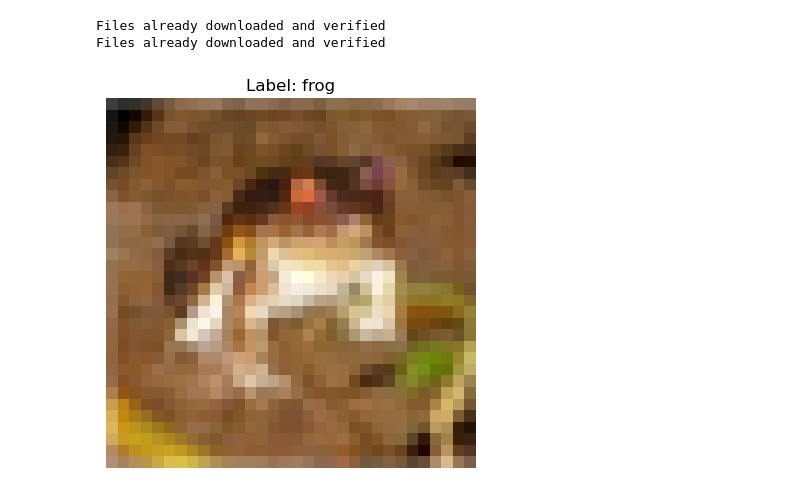
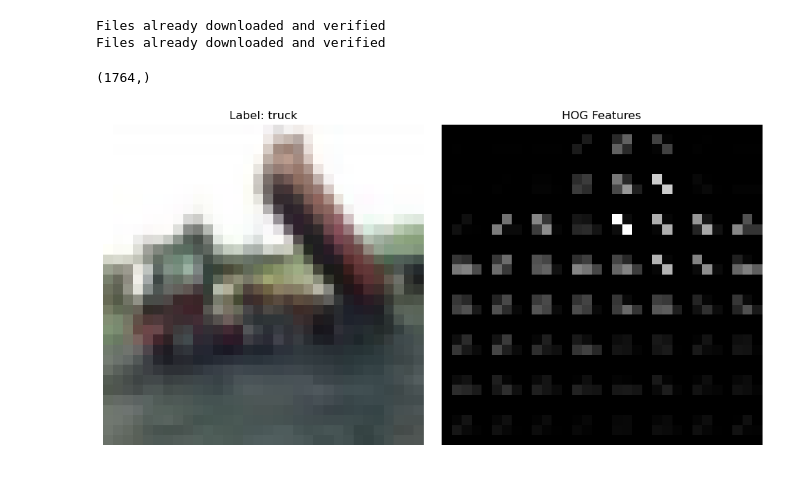
Before and after one commit to fongc123/notes, a Jupyter notebook: src/machine learning/hog/cifar10_pytorch.ipynb, the cells around one changed output. Saved outputs shown, nothing was run; the diff lists cells and outputs as text; code cells hidden in the pictures.

```diff
--- a/src/machine learning/hog/cifar10_pytorch.ipynb
+++ b/src/machine learning/hog/cifar10_pytorch.ipynb
@@ -49,19 +61,31 @@ Files already downloaded and verified
 Files already downloaded and verified
 # %%
 # sample image
-sample_image = cifar_train.data[0, :, :]
-sample_target = cifar_train.targets[0]
+sample_image = cifar_train.data[2, :, :]
+sample_target = cifar_train.targets[2]
 
 idx_class = { v : k for k, v in cifar_test.class_to_idx.items() }
 sample_label = idx_class[sample_target]
 
 # show image
-plt.imshow(sample_image)
-plt.axis("off")
-plt.title("Label: {}".format(sample_label))
-plt.show()
+fig, axes = plt.subplots(1, 2, figsize = (10, 5))
+axes[0].imshow(sample_image)
+axes[0].axis("off")
+axes[0].set_title("Label: {}".format(sample_label))
+
+sample_features, sample_hog_image = apply_hog(sample_image,show_image = True)
+
+axes[1].imshow(sample_hog_image, cmap = "gray")
+axes[1].axis("off")
+axes[1].set_title("HOG Features")
+
+fig.tight_layout()
+fig.show()
+
+print(sample_features.shape)
 # %% [output]
+(1764,)
-[figure, old version]
+[figure, new version]
 # %%
 # sample features
 print(cifar_train[0][0].shape)
```
Also changed, not shown: parts of 9 cells of this notebook.
